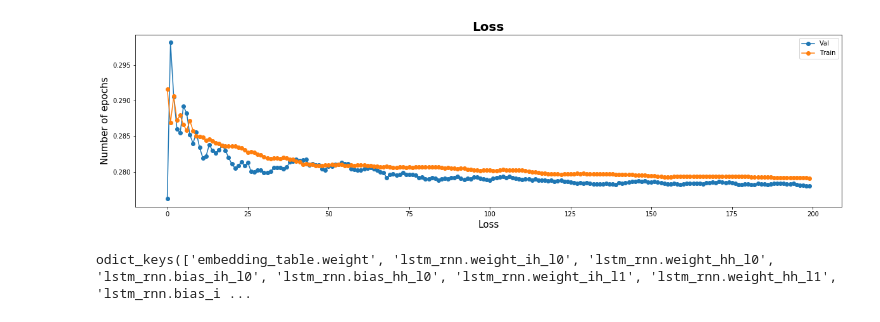
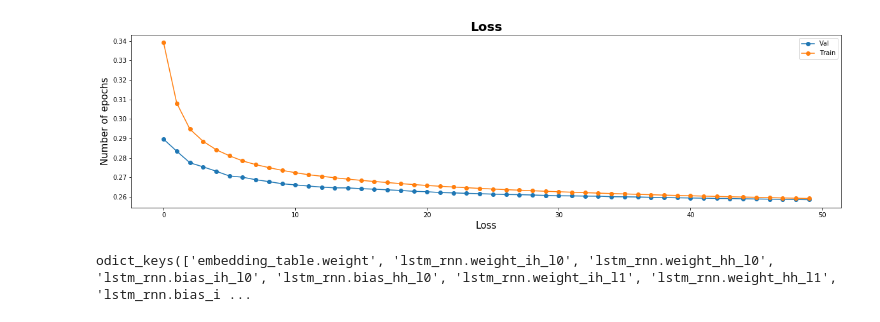
Before and after one commit to ChihchengHsieh/P700, a Jupyter notebook: Projet-Siamese-Pytorch.ipynb, the cells around one changed output. Saved outputs shown, nothing was run; the diff lists cells and outputs as text; code cells hidden in the pictures.

Commit message:
UpdateBidirectionAndFullData

```diff
--- a/Projet-Siamese-Pytorch.ipynb
+++ b/Projet-Siamese-Pytorch.ipynb
@@ -17,11 +17,8 @@ import numpy as np
 %matplotlib inline
 from sklearn.manifold import TSNE
 
-
-
-
 # Load data
-with open("data.txt", "rb") as fp:   # Unpickling
+with open("Fulldata.txt", "rb") as fp:   # Unpickling
     df = pickle.load(fp)
 X = df[['left','right']]
 Y = df['target']
@@ -216,17 +231,22 @@ class SiameseClassifier(nn.Module):
         self.forward()
         self.get_loss()
 # %%
-num_epochs = 200
+num_epochs = 50
 pretrain=False
-batch_size = 32
+
 opt = {
     'node_size':201,
     'hidden_size':30,
     'num_layers':1,
     'embedding_dim':50,
-    'learning_rate':0.0001
+    'learning_rate':0.0001,#10**np.random.uniform(-5, -3)
+    'bidirection_lstm':False,
+    'seqlen':50,
+    'batch_size':32
 }
+print('learning_rate: ',opt['learning_rate'])
 
+batch_size = opt['batch_size']
 # Initialize global tracking variables
 best_validation_accuracy = 0
 epochs_without_improvement = 0
@@ -234,7 +254,6 @@ total_train_loss = list()
 total_valid_loss = []
 avg_trainings = []
 avg_valids = []
-
 
 # Loading model
 if pretrain:
@@ -326,11 +357,12 @@ Average validation fold accuracy at epoch 199: 0.2780
 # %%
 fig, ax = plt.subplots(figsize= (20,5))
 ax.plot(avg_valids,marker='o',label='Val')
 ax.plot(avg_trainings,marker='o',label='Train')
 ax.set_xlabel('Loss',fontsize=15)
 ax.set_ylabel('Number of epochs',fontsize=15)
 ax.set_title('Loss',fontsize=20,fontweight ="bold")
 ax.legend()
-fig.savefig("Loss_graphWithFCWith0.0001lr.png")
+graph_path = "./Pytorch_Results/FullDataOnlyLSTM1lr" + str(opt['learning_rate']) +'.png'
+fig.savefig(graph_path)
 # %% [output]
-[figure, old version]
+[figure, new version]
```
Also changed, not shown: parts of 7 cells of this notebook, 21 other files.
